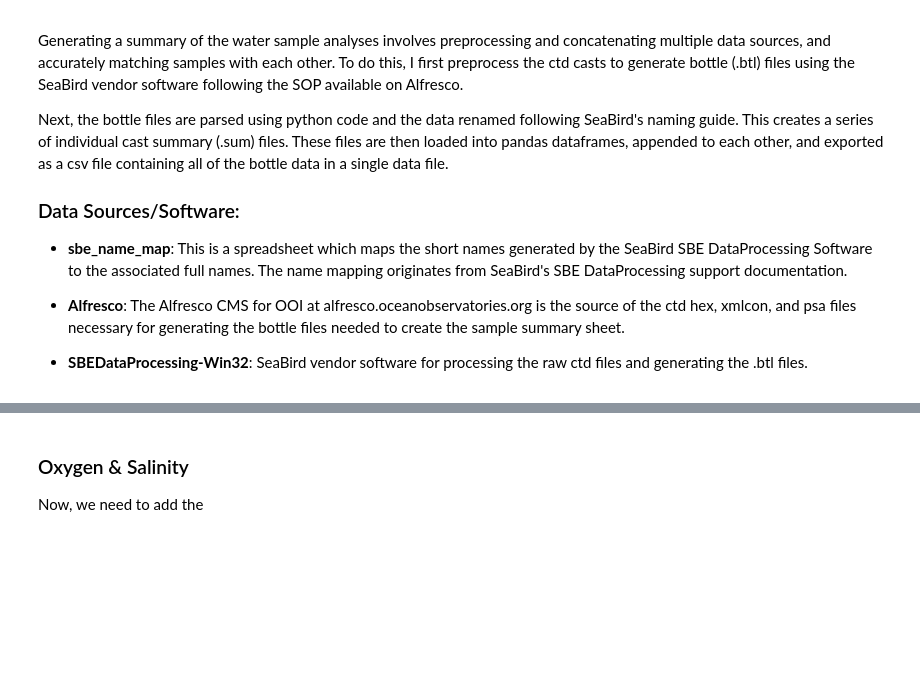
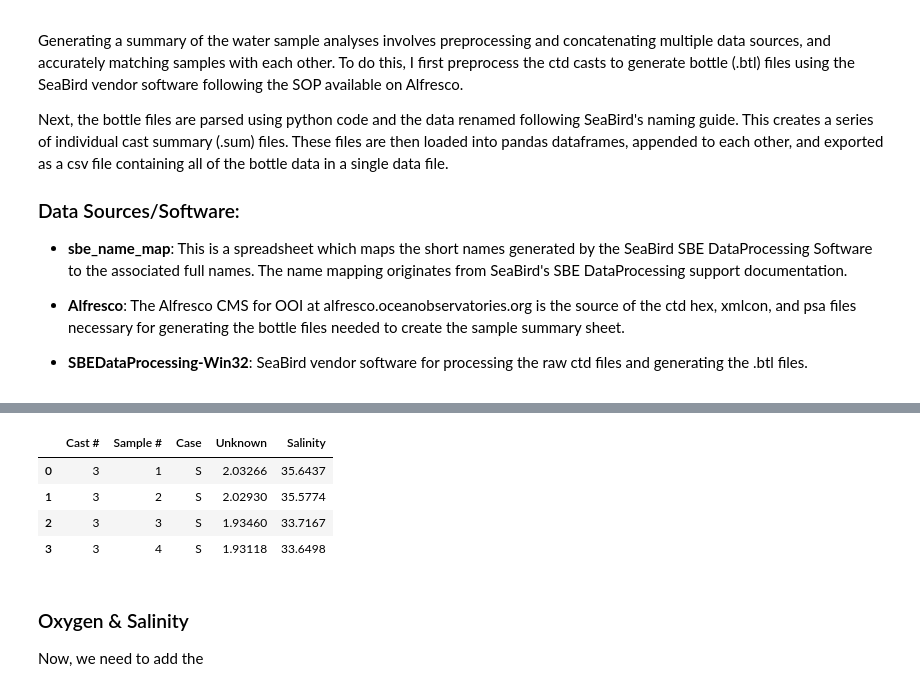
Before and after one commit to cooleyky/QAQC_Sandbox, a Jupyter notebook: Ship_data/btl_file_processing.ipynb, the cells around one changed output, grey strips where cells are left out. Saved outputs shown, nothing was run; the diff lists cells and outputs as text; code cells hidden in the pictures; blank space fills up the shorter version.

```diff
--- a/Ship_data/btl_file_processing.ipynb
+++ b/Ship_data/btl_file_processing.ipynb
@@ -34,0 +32,4 @@ cruise = 'Pioneer-01/'
+# %%
+basepath = '/media/andrew/OS/Users/areed/Documents/OOI-CGSN/QAQC_Sandbox/Ship_data/'
+array = 'Pioneer/'
+cruise = 'Pioneer-03_Leg-2/'
@@ -78,3 +202,11 @@ df
+# %%
+pd.read_excel(basepath+array+cruise+'Water Sampling/Salts and O2/0003A001SAL.xlsx')
+# %% [output]
+|  | Cast # | Sample # | Case | Unknown | Salinity |
+| 0 | 3 | 1 | S | 2.03266 | 35.6437 |
+| 1 | 3 | 2 | S | 2.02930 | 35.5774 |
+| 2 | 3 | 3 | S | 1.93460 | 33.7167 |
+| 3 | 3 | 4 | S | 1.93118 | 33.6498 |
 # %%
 # Specify the local directory where the bottle (.btl) files are stored for a particular cruise
 # dirpath = 'C:/Users/areed/Documents/OOI-CGSN/QAQC_Sandbox/Ship_data/Irminger/Irminger-5/ctd/'
```
Also changed, not shown: parts of 22 cells of this notebook, 3 other files.
